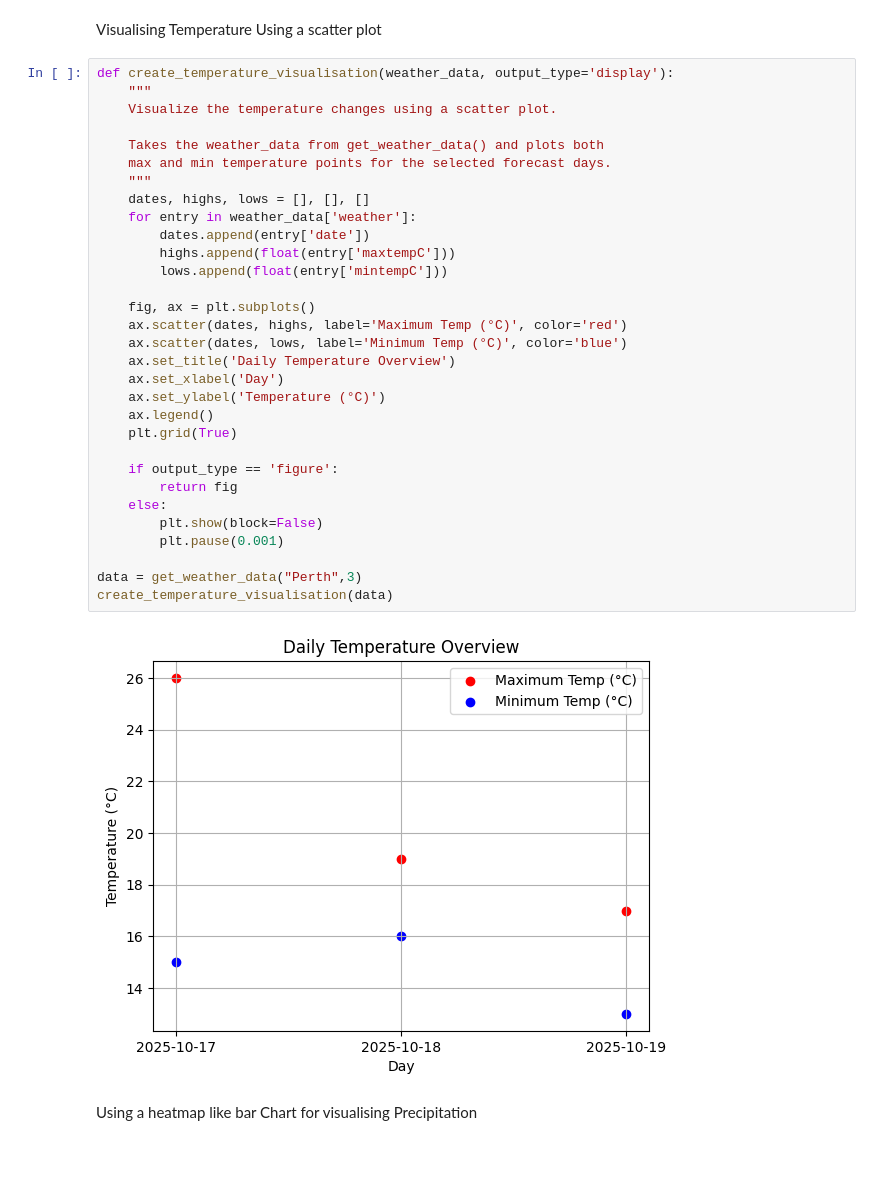
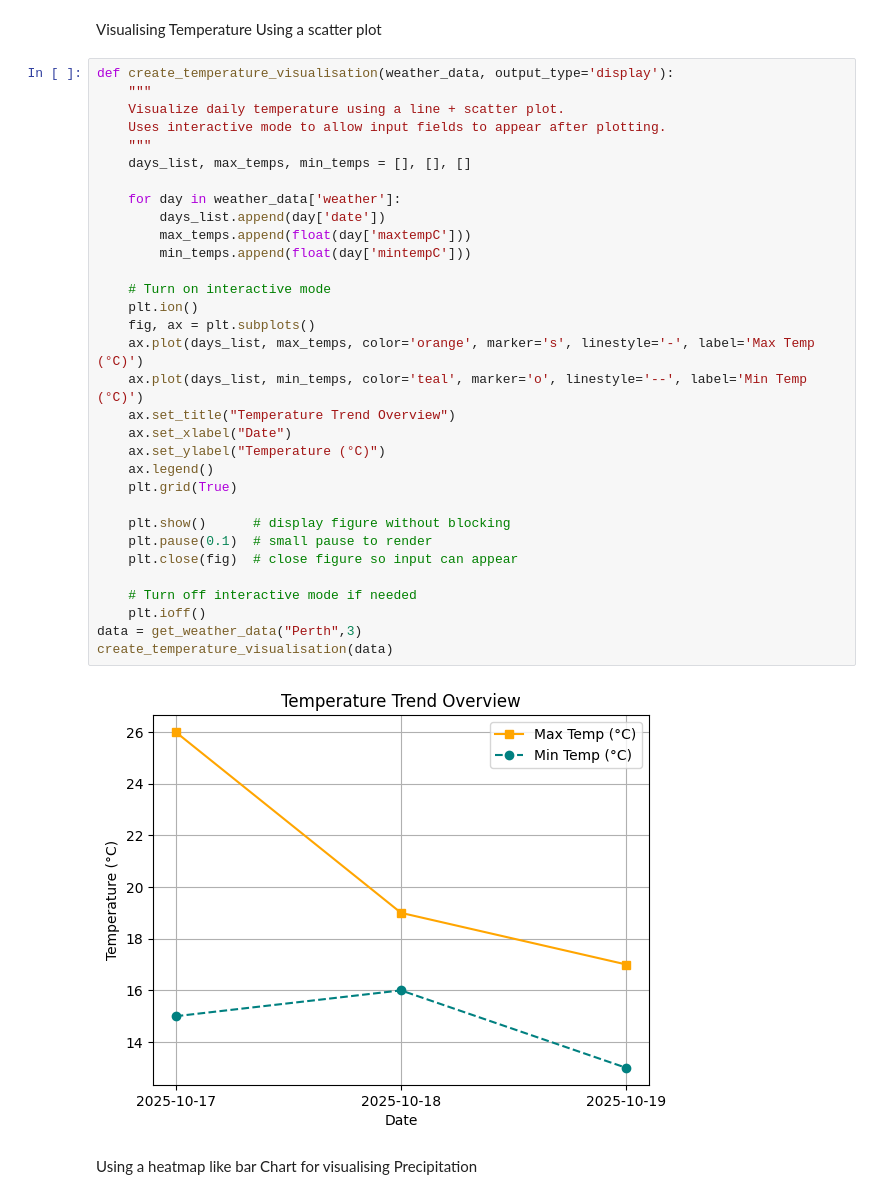
Before and after one commit to MayankMV2/weatherise-Mayank-verma, a Jupyter notebook: starter_notebook.ipynb, the cells around one changed output. Saved outputs shown, nothing was run; the diff lists cells and outputs as text; blank space fills up the shorter version.

```diff
--- a/starter_notebook.ipynb
+++ b/starter_notebook.ipynb
@@ -58,36 +58,37 @@ Visualising Temperature Using a scatter plot
 # %%
 def create_temperature_visualisation(weather_data, output_type='display'):
     """
-    Visualize the temperature changes using a scatter plot.
+    Visualize daily temperature using a line + scatter plot.
+    Uses interactive mode to allow input fields to appear after plotting.
+    """
+    days_list, max_temps, min_temps = [], [], []
 
-    Takes the weather_data from get_weather_data() and plots both
-    max and min temperature points for the selected forecast days.
-    """
-    dates, highs, lows = [], [], []
-    for entry in weather_data['weather']:
-        dates.append(entry['date'])
-        highs.append(float(entry['maxtempC']))
-        lows.append(float(entry['mintempC']))
+    for day in weather_data['weather']:
+        days_list.append(day['date'])
+        max_temps.append(float(day['maxtempC']))
+        min_temps.append(float(day['mintempC']))
 
+    # Turn on interactive mode
+    plt.ion()
     fig, ax = plt.subplots()
-    ax.scatter(dates, highs, label='Maximum Temp (°C)', color='red')
-    ax.scatter(dates, lows, label='Minimum Temp (°C)', color='blue')
-    ax.set_title('Daily Temperature Overview')
-    ax.set_xlabel('Day')
-    ax.set_ylabel('Temperature (°C)')
+    ax.plot(days_list, max_temps, color='orange', marker='s', linestyle='-', label='Max Temp (°C)')
+    ax.plot(days_list, min_temps, color='teal', marker='o', linestyle='--', label='Min Temp (°C)')
+    ax.set_title("Temperature Trend Overview")
+    ax.set_xlabel("Date")
+    ax.set_ylabel("Temperature (°C)")
     ax.legend()
     plt.grid(True)
 
-    if output_type == 'figure':
-        return fig
-    else:
-        plt.show(block=False)
-        plt.pause(0.001)
+    plt.show()      # display figure without blocking
+    plt.pause(0.1)  # small pause to render
+    plt.close(fig)  # close figure so input can appear
 
+    # Turn off interactive mode if needed
+    plt.ioff()
 data = get_weather_data("Perth",3)
 create_temperature_visualisation(data)
 # %% [output]
-[figure, old version]
+[figure, new version]
 # %% [markdown]
 Using a heatmap like bar Chart for visualising Precipitation
 # %%
```
Also changed, not shown: parts of 4 cells of this notebook.
